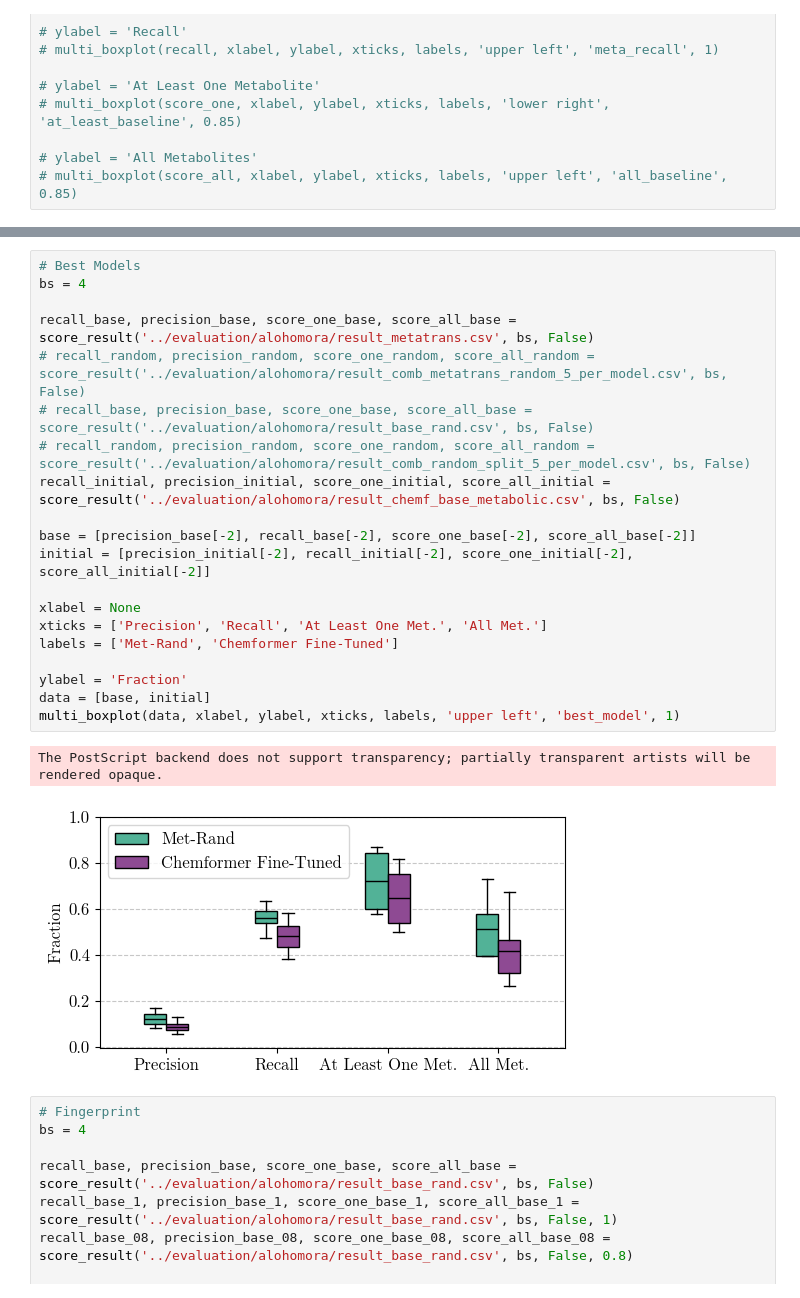
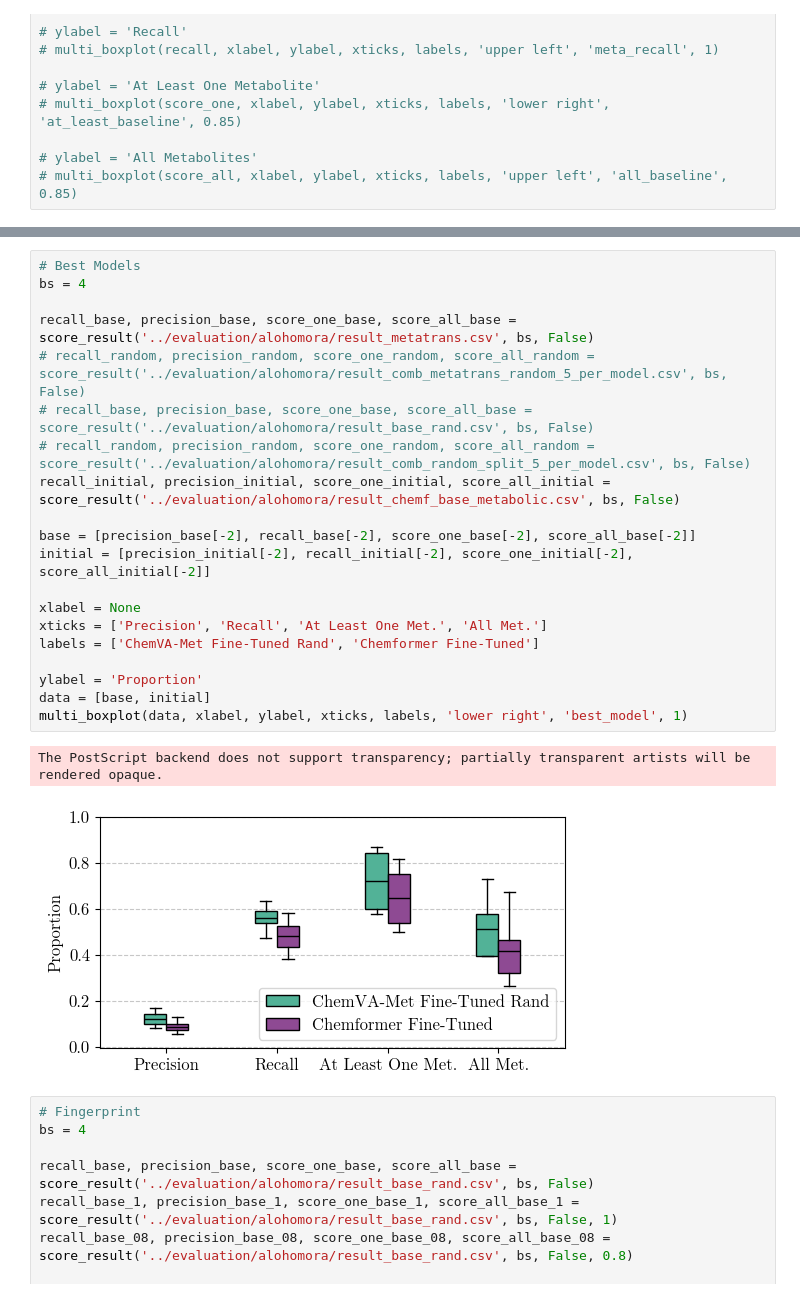
Before and after one commit to tsofiac/LAGOM, a Jupyter notebook: data_analysis/boxplot.ipynb, the cells around one changed output, grey strips where cells are left out. Cells and saved outputs as stored; diff of their text form.

```diff
--- a/data_analysis/boxplot.ipynb
+++ b/data_analysis/boxplot.ipynb
@@ -591,26 +619,26 @@ The PostScript backend does not support transparency; partially transparent arti
 # %%
 # Best Models
 bs = 4
 
 recall_base, precision_base, score_one_base, score_all_base = score_result('../evaluation/alohomora/result_metatrans.csv', bs, False)
 # recall_random, precision_random, score_one_random, score_all_random = score_result('../evaluation/alohomora/result_comb_metatrans_random_5_per_model.csv', bs, False)
 # recall_base, precision_base, score_one_base, score_all_base = score_result('../evaluation/alohomora/result_base_rand.csv', bs, False)
 # recall_random, precision_random, score_one_random, score_all_random = score_result('../evaluation/alohomora/result_comb_random_split_5_per_model.csv', bs, False)
 recall_initial, precision_initial, score_one_initial, score_all_initial = score_result('../evaluation/alohomora/result_chemf_base_metabolic.csv', bs, False)
 
 base = [precision_base[-2], recall_base[-2], score_one_base[-2], score_all_base[-2]]
 initial = [precision_initial[-2], recall_initial[-2], score_one_initial[-2], score_all_initial[-2]]
 
 xlabel = None
 xticks = ['Precision', 'Recall', 'At Least One Met.', 'All Met.']
-labels = ['Met-Rand', 'Chemformer Fine-Tuned']
+labels = ['ChemVA-Met Fine-Tuned Rand', 'Chemformer Fine-Tuned']
 
-ylabel = 'Fraction'
+ylabel = 'Proportion'
 data = [base, initial]
-multi_boxplot(data, xlabel, ylabel, xticks, labels, 'upper left', 'best_model', 1)
+multi_boxplot(data, xlabel, ylabel, xticks, labels, 'lower right', 'best_model', 1)
 # %% [output]
 The PostScript backend does not support transparency; partially transparent artists will be rendered opaque.
-[figure, old version]
+[figure, new version]
 # %%
 # Fingerprint
 bs = 4
```
Also changed, not shown: parts of 9 cells of this notebook, 28 other files.
